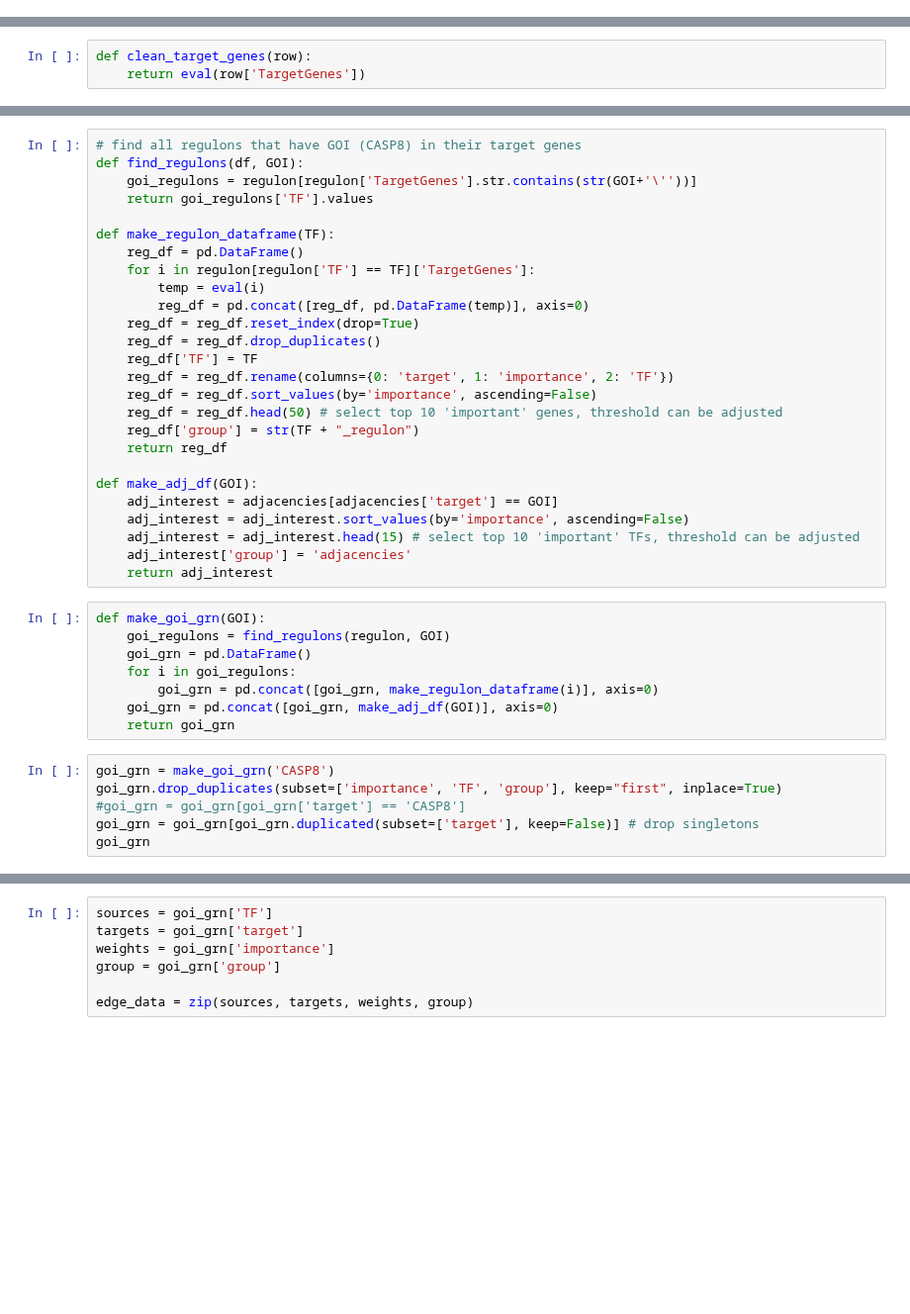
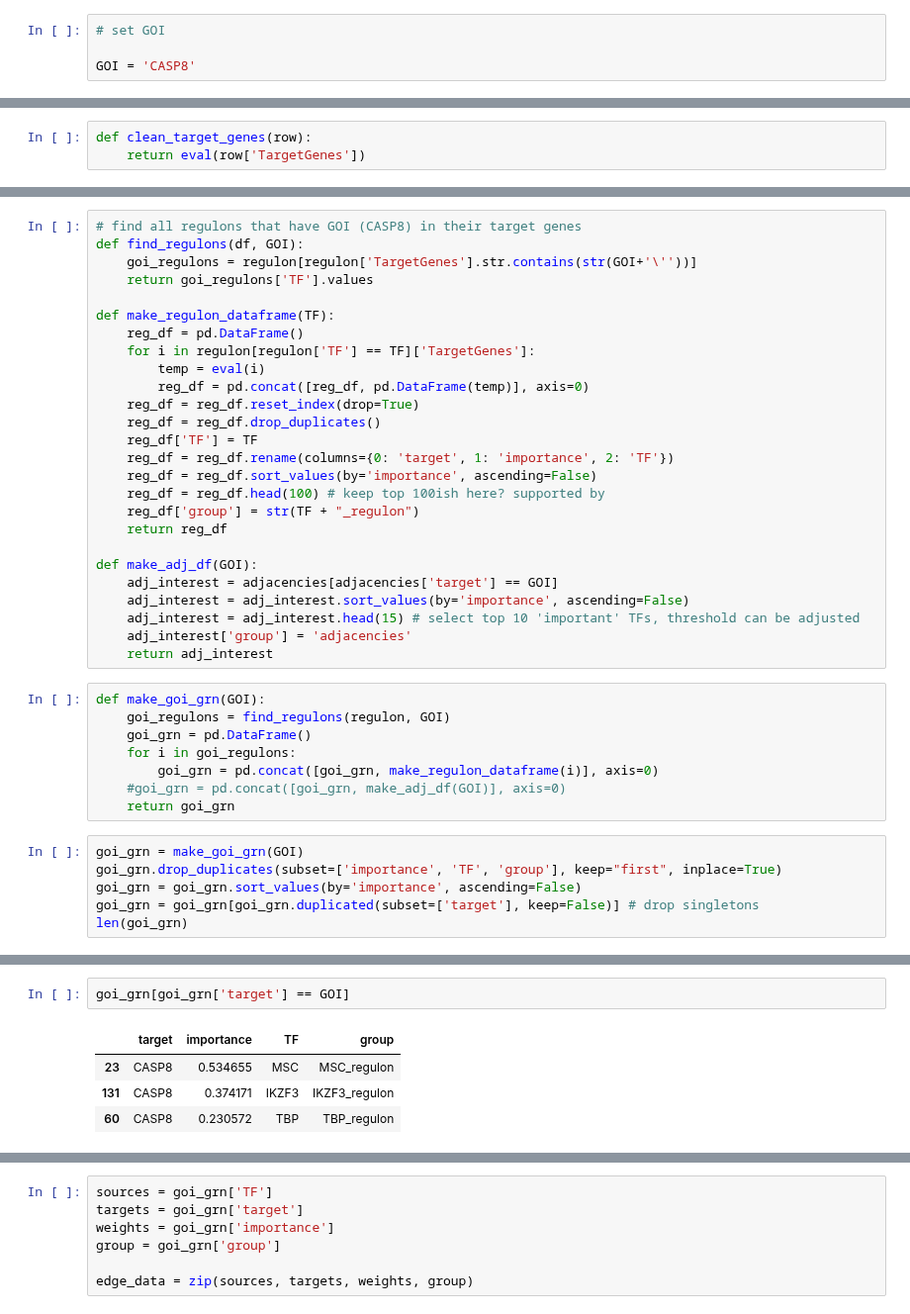
Before and after one commit to chickaroo/genereporter, a Jupyter notebook: src/network_viz.ipynb, the cells around one changed output, grey strips where cells are left out. Shown at 99% size. Saved outputs shown, nothing was run; the diff lists cells and outputs as text; blank space fills up the shorter version.

```diff
--- a/src/network_viz.ipynb
+++ b/src/network_viz.ipynb
@@ -12,6 +12,10 @@ If this would cause problems for you,
 please provide us feedback at https://github.com/pandas-dev/pandas/issues/54466
 
   import pandas as pd
+# %%
+# set GOI
+
+GOI = 'CASP8'
 # %%
 # set a working directory
 wdir = "/Users/samibening/Projects/Bachelor/"
@@ -52,7 +61,7 @@ def make_regulon_dataframe(TF):
     reg_df['TF'] = TF
     reg_df = reg_df.rename(columns={0: 'target', 1: 'importance', 2: 'TF'})
     reg_df = reg_df.sort_values(by='importance', ascending=False)
-    reg_df = reg_df.head(50) # select top 10 'important' genes, threshold can be adjusted
+    reg_df = reg_df.head(100) # keep top 100ish here? supported by
     reg_df['group'] = str(TF + "_regulon")
     return reg_df
 
@@ -68,12 +77,12 @@ def make_goi_grn(GOI):
     goi_grn = pd.DataFrame()
     for i in goi_regulons:
         goi_grn = pd.concat([goi_grn, make_regulon_dataframe(i)], axis=0)
-    goi_grn = pd.concat([goi_grn, make_adj_df(GOI)], axis=0)
+    #goi_grn = pd.concat([goi_grn, make_adj_df(GOI)], axis=0)
     return goi_grn
 # %%
-goi_grn = make_goi_grn('CASP8')
+goi_grn = make_goi_grn(GOI)
 goi_grn.drop_duplicates(subset=['importance', 'TF', 'group'], keep="first", inplace=True)
-#goi_grn = goi_grn[goi_grn['target'] == 'CASP8']
+goi_grn = goi_grn.sort_values(by='importance', ascending=False)
 goi_grn = goi_grn[goi_grn.duplicated(subset=['target'], keep=False)] # drop singletons
-goi_grn
+len(goi_grn)
 # %% [output]
@@ -97,3 +90,10 @@ goi_grn
+# %%
+goi_grn[goi_grn['target'] == GOI]
+# %% [output]
+|  | target | importance | TF | group |
+| 23 | CASP8 | 0.534655 | MSC | MSC_regulon |
+| 131 | CASP8 | 0.374171 | IKZF3 | IKZF3_regulon |
+| 60 | CASP8 | 0.230572 | TBP | TBP_regulon |
 # %%
 groups = {}
 colors = sns.color_palette("Set2", len(goi_grn['group'].unique())).as_hex()
```
Also changed, not shown: parts of 5 cells of this notebook, 8 other files.
